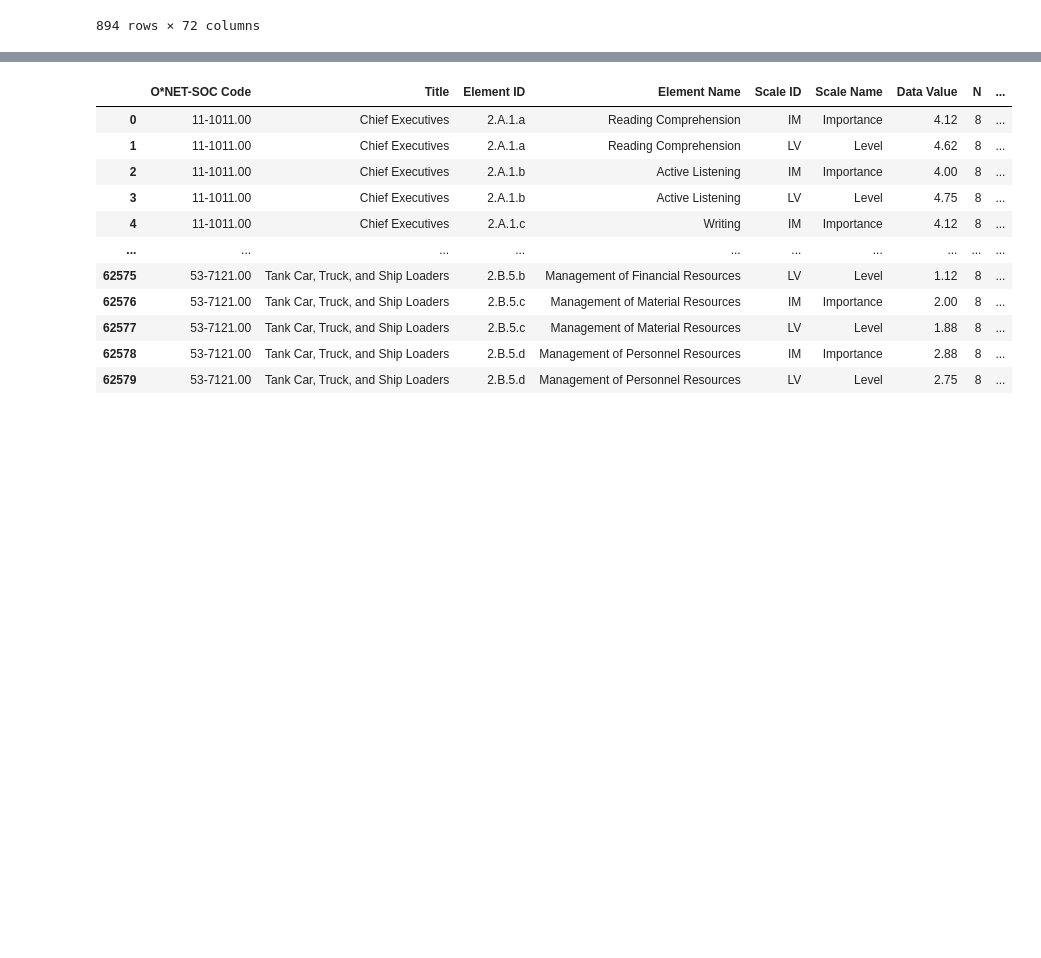
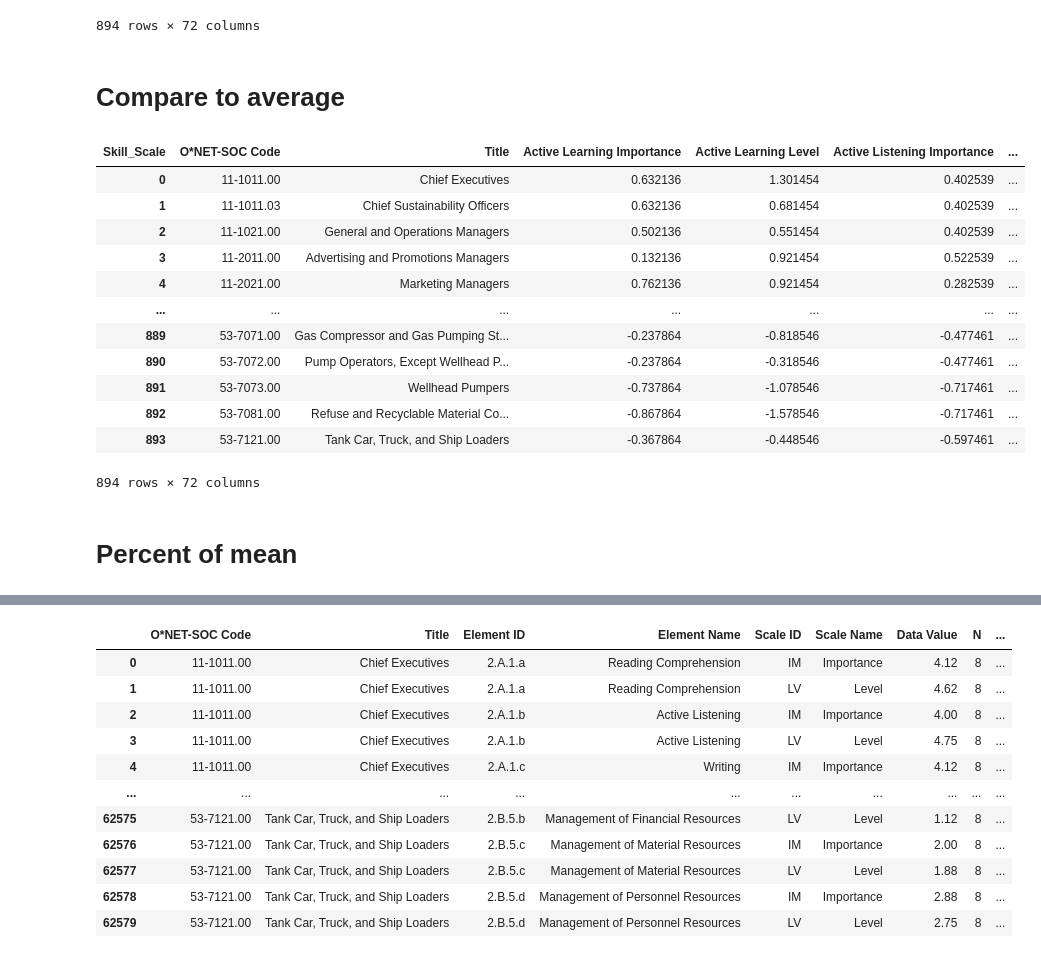
Before and after one commit to matthewcavanaugh96/magnimind, a Jupyter notebook: AI Job Displacement/Part 1-4 Skills.ipynb, the cells around one changed output, grey strips where cells are left out. Cells and saved outputs as stored; diff of their text form; code cells hidden in the pictures; blank space fills up the shorter version.

```diff
--- a/AI Job Displacement/Part 1-4 Skills.ipynb
+++ b/AI Job Displacement/Part 1-4 Skills.ipynb
@@ -88,3 +90,33 @@ df_wide
 894 rows × 72 columns
 # %%
 df_wide.to_csv('transformed data/4-Skills Pivoted.csv', index=False)
+# %% [markdown]
+# Compare to average
+# %%
+df_wide = df_wide.copy()
+
+# Identify numeric skill columns
+skill_cols = df_wide.select_dtypes(include="number").columns
+# %%
+df_diff = df_wide.copy()
+
+for col in skill_cols:
+    df_diff[col] = df_wide[col] - df_wide[col].mean()
+# %%
+df_diff
+# %% [output]
+| Skill_Scale | O*NET-SOC Code | Title | Active Learning Importance | Active Learning Level | Active Listening Importance | ... |
+| 0 | 11-1011.00 | Chief Executives | 0.632136 | 1.301454 | 0.402539 | ... |
+| 1 | 11-1011.03 | Chief Sustainability Officers | 0.632136 | 0.681454 | 0.402539 | ... |
+| 2 | 11-1021.00 | General and Operations Managers | 0.502136 | 0.551454 | 0.402539 | ... |
+| 3 | 11-2011.00 | Advertising and Promotions Managers | 0.132136 | 0.921454 | 0.522539 | ... |
+| 4 | 11-2021.00 | Marketing Managers | 0.762136 | 0.921454 | 0.282539 | ... |
+| ... | ... | ... | ... | ... | ... | ... |
+| 889 | 53-7071.00 | Gas Compressor and Gas Pumping St... | -0.237864 | -0.818546 | -0.477461 | ... |
+| 890 | 53-7072.00 | Pump Operators, Except Wellhead P... | -0.237864 | -0.318546 | -0.477461 | ... |
+| 891 | 53-7073.00 | Wellhead Pumpers | -0.737864 | -1.078546 | -0.717461 | ... |
+| 892 | 53-7081.00 | Refuse and Recyclable Material Co... | -0.867864 | -1.578546 | -0.717461 | ... |
+| 893 | 53-7121.00 | Tank Car, Truck, and Ship Loaders | -0.367864 | -0.448546 | -0.597461 | ... |
+894 rows × 72 columns
+# %% [markdown]
+# Percent of mean
```
Also changed, not shown: parts of 18 cells of this notebook, 2 other files.
